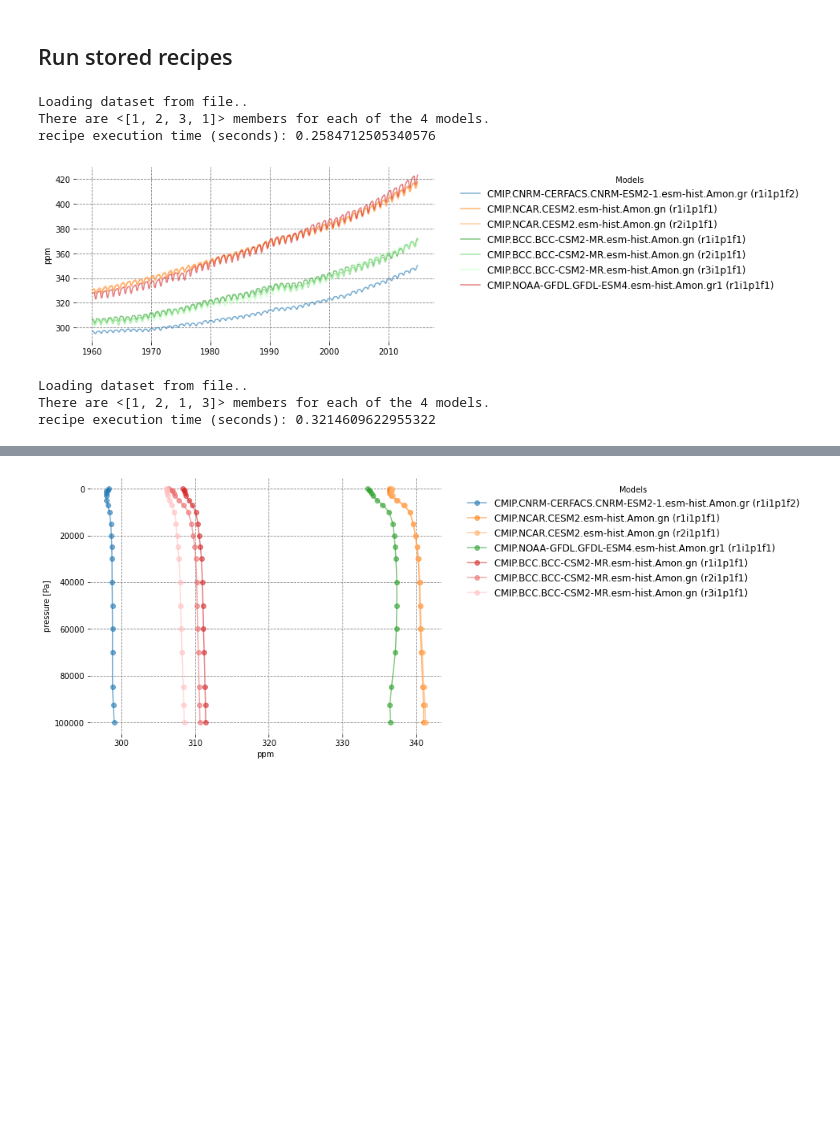
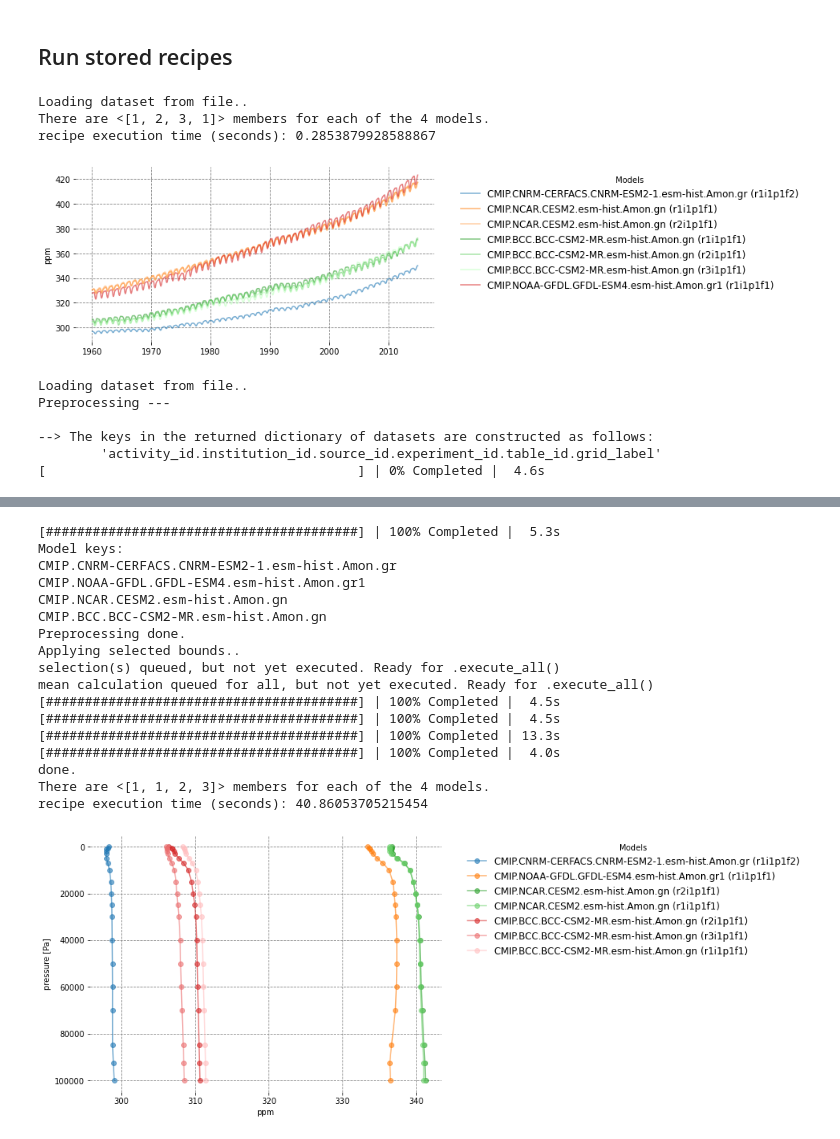
Before and after one commit to E3SM-Project/gdess, a Jupyter notebook: notebooks/demo/cmip_plotting.ipynb, the cells around one changed output, grey strips where cells are left out. Saved outputs shown, nothing was run; the diff lists cells and outputs as text; code cells hidden in the pictures; blank space fills up the shorter version.

Commit message:
update import and recipe options format

```diff
--- a/notebooks/demo/cmip_plotting.ipynb
+++ b/notebooks/demo/cmip_plotting.ipynb
@@ -13,20 +13,24 @@ import co2_diag.dataset_operations as co2ops
 # %%
 param_kw={'start_yr': "1970",
           'results_dir': '/Users/kauf418/projects/e3sm_co2_transport_evaluation/2_ExperimentFolder/e3sm_co2_diag/notebooks/demo/'}
-cmip_collection = co2ops.cmip.Collection.run_recipe_for_timeseries(load_from_file='cmip_timeseries_plot_datasets_start1960.pickle',
-                                                            param_kw=param_kw, verbose='INFO')
+cmip_collection = co2cmip.run_recipe_for_timeseries(load_from_file='cmip_timeseries_plot_datasets_start1960.pickle',
+                                                    param_kw=param_kw, verbose='INFO')
 # %% [output]
 Loading dataset from file..
 There are <[1, 2, 3, 1]> members for each of the 4 models.
-recipe execution time (seconds): 0.2584712505340576
+recipe execution time (seconds): 0.2853879928588867
 [figure]
 # %%
 param_kw={'start_yr': "1970",
           'end_yr': "1971",
           'results_dir': '/Users/kauf418/projects/e3sm_co2_transport_evaluation/2_ExperimentFolder/e3sm_co2_diag/notebooks/demo/'}
-cmip_collection = co2ops.cmip.Collection.run_recipe_for_vertical_profile(load_from_file='cmip_vertical_plot_datasets.pickle',
-                                                                         param_kw=param_kw, verbose='INFO')
+cmip_collection = co2cmip.run_recipe_for_vertical_profile(load_from_file=None,  #'cmip_vertical_plot_datasets.pickle',
+                                                          param_kw=param_kw, verbose='INFO')
+# cmip_collection.stepC_prepped_datasets.to_pickle('cmip_vertical_plot_datasets.pickle')
 # %% [output]
 Loading dataset from file..
-There are <[1, 2, 1, 3]> members for each of the 4 models.
-recipe execution time (seconds): 0.3214609622955322
+Preprocessing ---
+
+--> The keys in the returned dictionary of datasets are constructed as follows:
+        'activity_id.institution_id.source_id.experiment_id.table_id.grid_label'
+[                                        ] | 0% Completed |  4.6s
@@ -33,4 +38,21 @@ recipe execution time (seconds): 0.3214609622955322
+[########################################] | 100% Completed |  5.3s
+Model keys:
+CMIP.CNRM-CERFACS.CNRM-ESM2-1.esm-hist.Amon.gr
+CMIP.NOAA-GFDL.GFDL-ESM4.esm-hist.Amon.gr1
+CMIP.NCAR.CESM2.esm-hist.Amon.gn
+CMIP.BCC.BCC-CSM2-MR.esm-hist.Amon.gn
+Preprocessing done.
+Applying selected bounds..
+selection(s) queued, but not yet executed. Ready for .execute_all()
+mean calculation queued for all, but not yet executed. Ready for .execute_all()
+[########################################] | 100% Completed |  4.5s
+[########################################] | 100% Completed |  4.5s
+[########################################] | 100% Completed | 13.3s
+[########################################] | 100% Completed |  4.0s
+done.
+There are <[1, 1, 2, 3]> members for each of the 4 models.
+recipe execution time (seconds): 40.86053705215454
-[figure, old version]
+[figure, new version]
 # %%
 param_kw={'start_yr': "1970",
           'end_yr': None,
```
Also changed, not shown: parts of 5 cells of this notebook, 1 other file.
